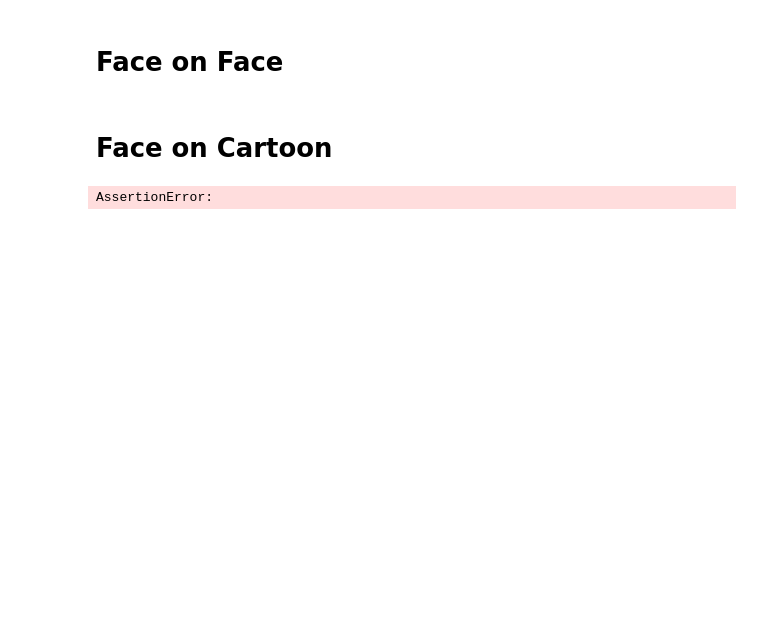
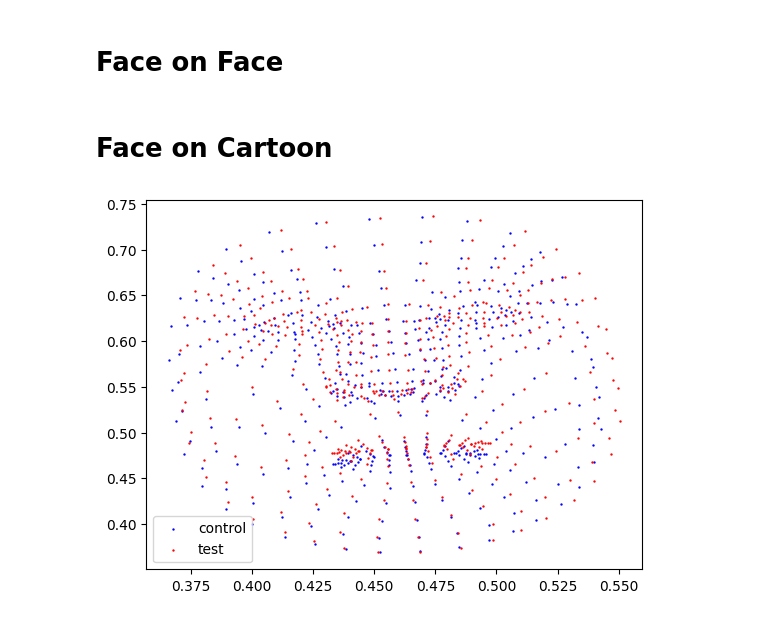
Before and after one commit to EdgyPage/VisionScratch, a Jupyter notebook: Mediapipe/LandmarkComparePOC.ipynb, the cells around one changed output. Saved outputs shown, nothing was run; the diff lists cells and outputs as text; code cells hidden in the pictures; blank space fills up the shorter version.

Commit message:
Screwing around with 3d plotting

```diff
--- a/Mediapipe/LandmarkComparePOC.ipynb
+++ b/Mediapipe/LandmarkComparePOC.ipynb
@@ -115,6 +115,30 @@ cv2.waitKey(0)
 cv2.destroyAllWindows()
 # %% [markdown]
 # Face on Cartoon
+# %%
+def alignNormalizedPoints(control : list, test: list):
+    #index 152 is the bottom of the chin
+    #index 10 is top of face
+    #index 1 is tip of nose
+    #index 168, 6 is middle of eyes
+    #etc.
+    pointsOfAlignment = [10, 151, 9, 8, 168, 6, 197, 195, 5, 4, 1, 19, 94, 2, 152]
+    numPoints = len(pointsOfAlignment)
+    delta = 0
+    for poa in pointsOfAlignment:
+        delta += control[poa] - test[poa]
+
+    delta /= numPoints
+
+    for i in range(len(test)):
+        test[i] += delta
+
+    #return control, yCon, test, yTest
+    return test
+
+def flipPoints(input: list):
+    for index in range(len(input)):
+        input[index] = 1 - input[index]
 # %%
 # STEP 1: Import the necessary modules.
 import mediapipe as mp
@@ -138,13 +164,29 @@ test = mp.Image.create_from_file(r'C:\Users\myfir\My Drive\Skyline\Personal Expr
 control_result = detector.detect(control)
 test_result = detector.detect(test)
 # %%
+#https://github.com/tensorflow/tfjs-models/blob/646992fd7ab8237c0dc908f2526301414b417c95/face-landmarks-detection/mesh_map.jpg
+
 assert len(control_result.face_landmarks) == 1 , 'Not exactly one face detected in control image'
 assert len(test_result.face_landmarks) == 1, 'Not exactly one face detected in test image'
 
 xControl = [landmark.x for landmark in control_result.face_landmarks[0]]
 yControl = [landmark.y for landmark in control_result.face_landmarks[0]]
+zControl = [landmark.z for landmark in control_result.face_landmarks[0]]
 
 xTest = [landmark.x for landmark in test_result.face_landmarks[0]]
 yTest = [landmark.y for landmark in test_result.face_landmarks[0]]
+zTest = [landmark.z for landmark in test_result.face_landmarks[0]]
+
+xTest = alignNormalizedPoints(xControl, xTest)
+yTest = alignNormalizedPoints(yControl, yTest)
+zTest = alignNormalizedPoints(zControl, zTest)
+
+flipPoints(yControl)
+flipPoints(yTest)
+
+plt.scatter(xControl, yControl, label = 'control', color = 'blue', s = .5)
+plt.scatter(xTest, yTest, label = 'test', color = 'red', s = .5)
+plt.legend()
+plt.show()
 # %% [output]
-AssertionError:
+[figure, added]
```
Also changed, not shown: parts of 2 cells of this notebook, 1 other file.
